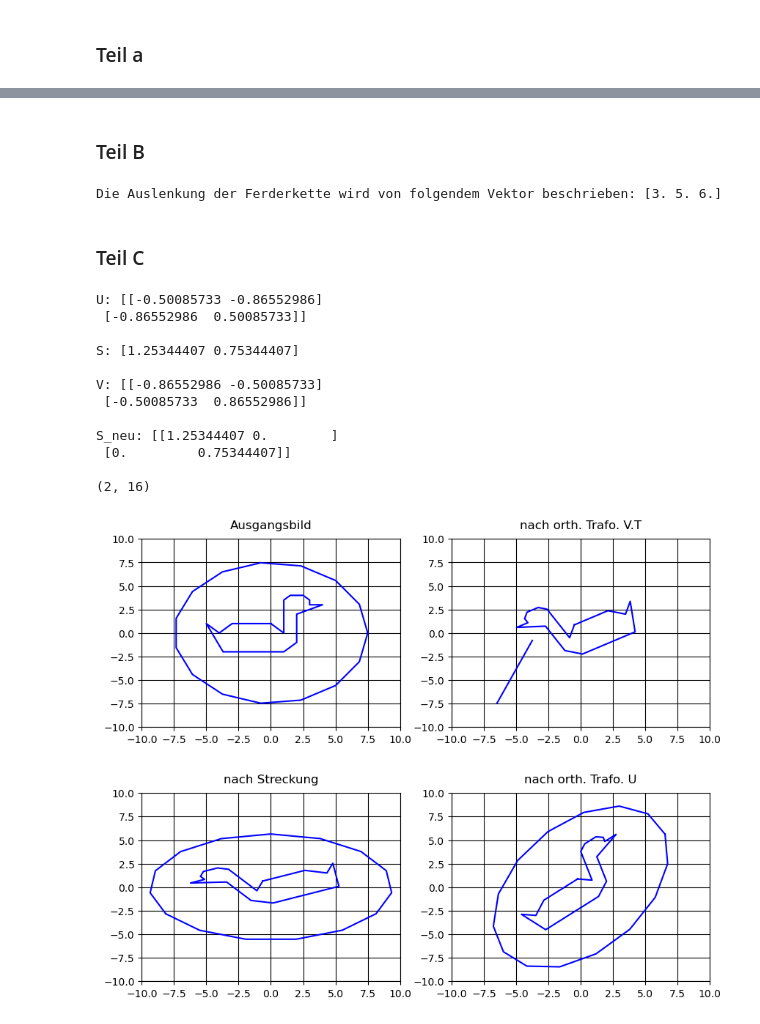
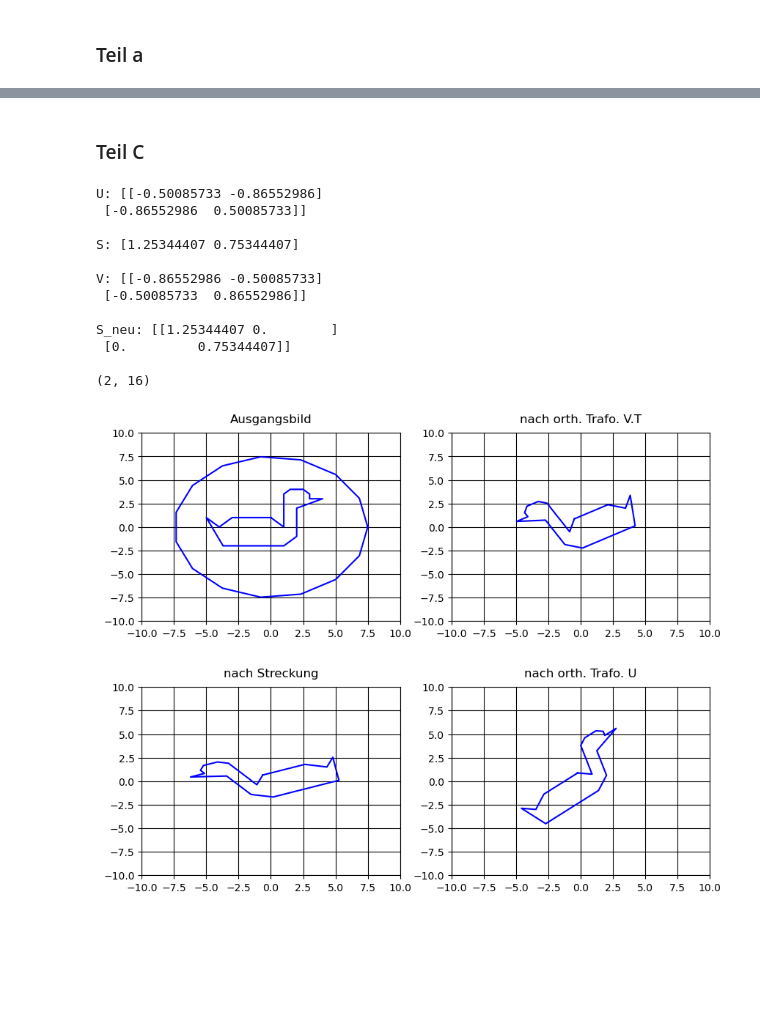
Before and after one commit to Javiermateor/Numerische-Mathematik-I-fuer-Ingenieure, a Jupyter notebook: HA2.ipynb, the cells around one changed output, grey strips where cells are left out. Saved outputs shown, nothing was run; the diff lists cells and outputs as text; code cells hidden in the pictures; blank space fills up the shorter version.

```diff
--- a/HA2.ipynb
+++ b/HA2.ipynb
@@ -179,5 +220,3 @@ def lu(A):
         for j in range(n):
             print(R[i][j], end="\t")
         print("")
-# %% [markdown]
-### Teil B
@@ -211,23 +223,3 @@ def tridiagloes(a,b,f):
-# %%
-# Aufgabe 4 anwenden:
-n = 3
-f = np.ones(n, dtype=float)
-s = np.ones(n, dtype=float)
-
-a = np.zeros(n, dtype=float)
-b = np.zeros(n-1, dtype=float)
-
-for l in range(n-1):
-    a[l] = s[l] + s[l+1]
-a[n-1] = s[n-1]
-for m in range(n-1):
-    b[m] = s[m]*-1
-
-# Aufruf der Funktion:
-u = tridiagloes(a,b,f)
-print("Die Auslenkung der Ferderkette wird von folgendem Vektor beschrieben:",u)
-# %% [output]
-Die Auslenkung der Ferderkette wird von folgendem Vektor beschrieben: [3. 5. 6.]
 # %% [markdown]
 ### Teil C
 # %%
@@ -306,7 +298,8 @@ ax2 = plt.subplot(2,2,2)
 plt.title("nach orth. Trafo. V.T", pad ='10')
 
 ente2 = np.matmul(V, ente)
-kreis2 = np.matmul(V, kreis.T)
+ente2=V@ente
+# kreis2 = np.matmul(V, kreis.T)
 
 print(kreis.T.shape)
 
@@ -315,7 +308,7 @@ plt.ylim(-10, 10)
 plt.grid(color='k')
 
 plt.plot(ente2[0,:], ente2[1,:], color='blue')
-plt.plot(kreis2[:,0], kreis2[:,1], color='blue')
+# plt.plot(kreis2[:,0], kreis2[:,1], color='blue')
 
 
 
@@ -324,7 +317,7 @@ plt.plot(kreis2[:,0], kreis2[:,1], color='blue')
 ax3 = plt.subplot(2,2,3)
 
 ente3 = np.matmul(S_neu, ente2)
-kreis3 = np.matmul(S_neu, kreis2).T
+# kreis3 = np.matmul(S_neu, kreis2).T
 
 
 plt.title("nach Streckung", pad ='10')
@@ -334,7 +327,7 @@ plt.grid(color='k')
 
 
 plt.plot(ente3[0,:], ente3[1,:], color='blue')
-plt.plot(kreis3[:,0], kreis3[:,1], color='blue')
+# plt.plot(kreis3[:,0], kreis3[:,1], color='blue')
 
 
 # 4.Subplot: nach orth. Trafo. U
@@ -342,37 +335,38 @@ plt.plot(kreis3[:,0], kreis3[:,1], color='blue')
 ax4 = plt.subplot(2,2,4)
 
 ente4 = np.matmul(U, ente3)
-kreis4 = np.matmul(U, kreis3.T).T
+ente4 = U@ente3
+# kreis4 = np.matmul(U, kreis3.T)
 
 plt.title("nach orth. Trafo. U", pad ='10')
 plt.xlim(-10, 10)
 plt.ylim(-10, 10)
 plt.grid(color='k')
 
 
 plt.plot(ente4[0,:], ente4[1,:], color='blue')
-plt.plot(kreis4[:,0], kreis4[:,1], color='blue')
+# plt.plot(kreis4[:,0], kreis4[:,1], color='blue')
 
 
 #Plots Einstellungen
 plt.subplots_adjust(hspace=0.35)
 plt.show()
 
 #Auswahl von rho und Auflösung von der Matrix Kreis ----> phi Werte.... linspace vergrößern?
 # Auswahl der Werte für die Matrix A
 # Die Werte für die Etikette der Achesen anpassen
 # was bedeutet orth. Trafo. U und V.T? Sind das direkt die Matrixen U und V.T aus der Funktion np.linalg.svd()?
 # %% [output]
 U: [[-0.50085733 -0.86552986]
  [-0.86552986  0.50085733]]
 
 S: [1.25344407 0.75344407]
 
 V: [[-0.86552986 -0.50085733]
  [-0.50085733  0.86552986]]
 
 S_neu: [[1.25344407 0.        ]
  [0.         0.75344407]]
 
 (2, 16)
-[figure, old version]
+[figure, new version]
```
Also changed, not shown: parts of 6 cells of this notebook.
